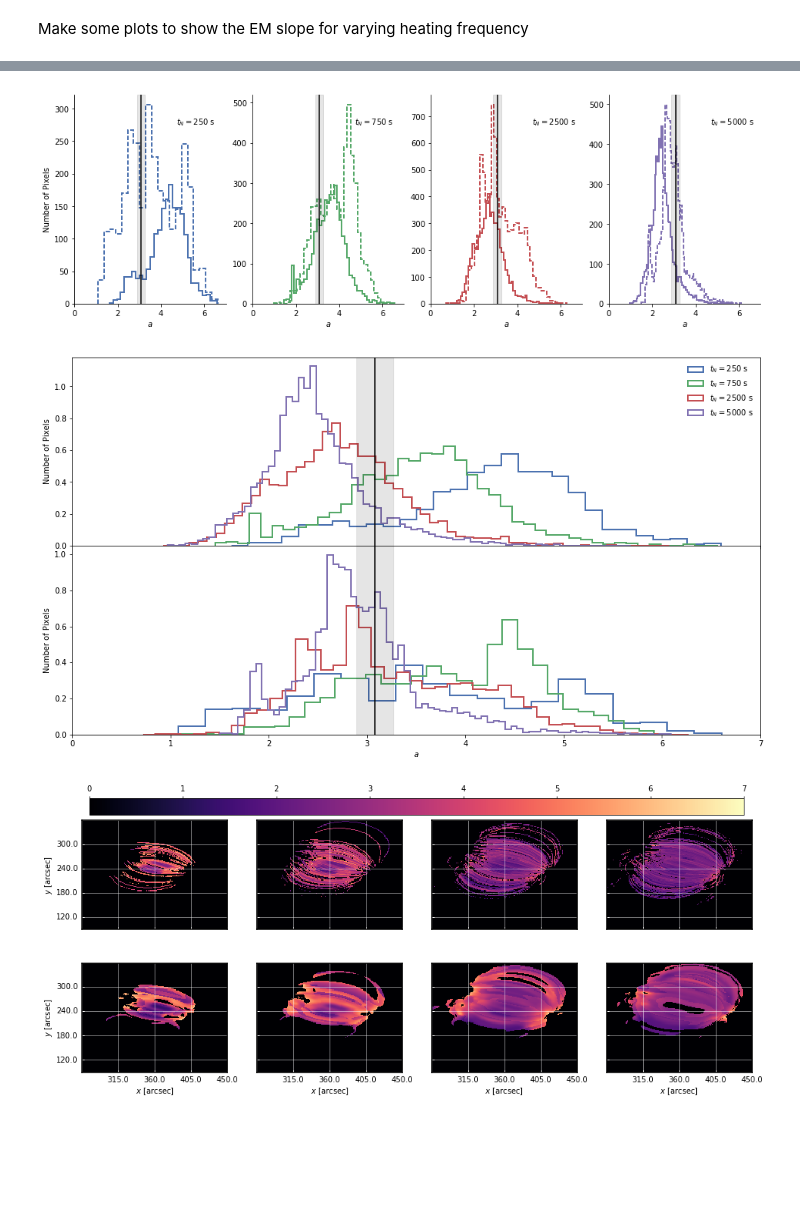
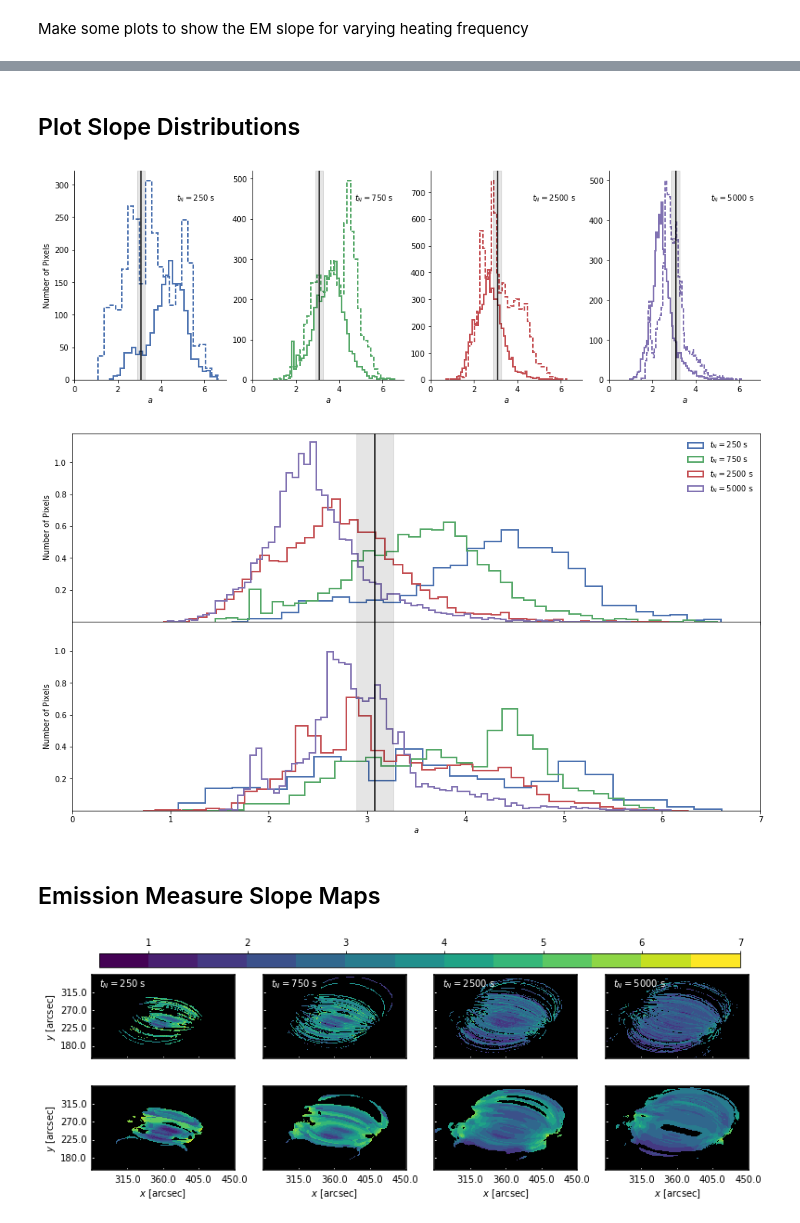
Before and after one commit to wtbarnes/loops-workshop-2017-talk, a Jupyter notebook: notebooks/plot_slopes.ipynb, the cells around one changed output, grey strips where cells are left out. Cells and saved outputs as stored; diff of their text form; code cells hidden in the pictures; blank space fills up the shorter version.

```diff
--- a/notebooks/plot_slopes.ipynb
+++ b/notebooks/plot_slopes.ipynb
@@ -36,7 +364,9 @@ frequencies = [250,
+# %% [markdown]
+## Plot Slope Distributions
 # %%
 fig,axes = plt.subplots(1,4,figsize=(16,5),sharex=True,sharey=False)
 plt.subplots_adjust(wspace=0.175)
-fig2,axes2 = plt.subplots(2,1,figsize=(16,9),sharex=True,sharey=False)
+fig2,axes2 = plt.subplots(2,1,figsize=(16,9),sharex=True,sharey=True)
 plt.subplots_adjust(hspace=0,wspace=0.)
 colors = sns.color_palette('deep')
 for ax,(i,freq) in zip(axes.flatten(),enumerate(frequencies)):
@@ -106,49 +436,80 @@ axes2[0].legend(loc='best',frameon=False)
 axes2[1].set_xlabel(r'$a$')
 axes2[0].set_ylabel(r'Number of Pixels')
 axes2[1].set_ylabel(r'Number of Pixels')
+axes2[0].yaxis.set_major_locator(MaxNLocator(nbins=len(axes2[0].get_yticklabels()), prune='lower'))
 sns.despine(fig=fig)
+fig.savefig('../loops-workshop-2017-talk/template/img/em_slope_4panel.png',dpi=200,bbox_inches='tight')
+fig2.savefig('../loops-workshop-2017-talk/template/img/em_slope_2panel.png',dpi=200,bbox_inches='tight')
 # %% [output]
 [figure]
-[figure, old version]
+[figure, new version]
+# %% [markdown]
+## Emission Measure Slope Maps
 # %%
-fig = plt.figure(figsize=(20,6.2))
-plt.subplots_adjust(top=0.9)
+fig = plt.figure(figsize=(16,4))
+plt.subplots_adjust(top=0.89)
 cax = fig.add_axes([0.132, 0.9,0.6, 0.05])
+custom_cmap = plt.get_cmap('viridis')#matplotlib.colors.ListedColormap(sns.color_palette('deep'))#plt.get_cmap('Set1')
+custom_cmap.set_under(color='k')
+norm = matplotlib.colors.BoundaryNorm(np.arange(0.5,7.5,0.5),custom_cmap.N)
 for i,freq in enumerate(frequencies):
     #### Ground Truth ####
     tmp = (EMCube.restore('../data/em_cubes_true_tn{}_t7500-12500.h5'.format(freq))
            .make_slope_map(em_threshold=1e25*u.cm**(-5),
                            temperature_bounds=u.Quantity((1e6,4e6),u.K),
                            rsquared_tolerance=0.9
                           )
-           .submap(u.Quantity((270,450),u.arcsec),u.Quantity((90,360),u.arcsec))
+           .submap(u.Quantity((270,450),u.arcsec),u.Quantity((150,360),u.arcsec))
           )
     ax = fig.add_subplot(2,5,i+1,projection=tmp)
-    custom_cmap = plt.get_cmap('magma')
-    im = (tmp.plot(vmin=0,vmax=7,cmap=custom_cmap,axes=ax,title=False,annotate=False,norm=None))
+    im = (tmp.plot(#vmin=0.5,
+                   #vmax=7,
+                   cmap=custom_cmap,
+                   axes=ax,
+                   title=False,
+                   annotate=False,
+                   norm=norm))
     if i==0:
         ax.set_ylabel(r'$y$ [{}]'.format(u.Unit(tmp.meta['cunit2'])))
     else:
         ax.coords[1].set_ticklabel_visible(False)
     ax.coords[0].set_ticklabel_visible(False)
+    ax.coords[0].grid(alpha=0)
+    ax.coords[1].grid(alpha=0)
+    ax.coords[0].set_ticks(size=2)
+    ax.coords[1].set_ticks(size=2)
+    xtext,ytext = tmp.data_to_pixel(280*u.arcsec,330*u.arcsec)
+    ax.text(xtext.value,ytext.value,r'$t_N={}$ s'.format(freq),color='w')
     #### Regularized Inversion ####
     tmp = (EMCube.restore('../data/em_cubes_demreg_tn{}_t7500-12500.h5'.format(freq))
            .make_slope_map(em_threshold=1e25*u.cm**(-5),
                            temperature_bounds=u.Quantity((1e6,3e6),u.K),
                            rsquared_tolerance=0.9
                           )
-           .submap(u.Quantity((270,450),u.arcsec),u.Quantity((90,360),u.arcsec))
+           .submap(u.Quantity((270,450),u.arcsec),u.Quantity((150,360),u.arcsec))
           )
     ax = fig.add_subplot(2,5,i+6,projection=tmp)
-    custom_cmap = plt.get_cmap('magma')
-    im = (tmp.plot(vmin=0,vmax=7,cmap=custom_cmap,axes=ax,title=False,annotate=False,norm=None))
+    im = (tmp.plot(#vmin=0.5,
+                   #vmax=7,
+                   cmap=custom_cmap,
+                   axes=ax,
+                   title=False,
+                   annotate=False,
+                   norm=norm))
     ax.set_xlabel(r'$x$ [{}]'.format(u.Unit(tmp.meta['cunit1'])))
     if i==0:
         ax.set_ylabel(r'$y$ [{}]'.format(u.Unit(tmp.meta['cunit2'])))
     else:
         ax.coords[1].set_ticklabel_visible(False)
+    ax.coords[0].grid(alpha=0)
+    ax.coords[1].grid(alpha=0)
+    ax.coords[0].set_ticks(size=2)
+    ax.coords[1].set_ticks(size=2)
+
 cbar = fig.colorbar(im,cax=cax,orientation='horizontal')
 cbar.ax.xaxis.set_label_position('top')
 cbar.ax.xaxis.set_ticks_position('top')
+cbar.set_ticks(np.linspace(1,7,7))
+fig.savefig('../loops-workshop-2017-talk/template/img/em_slope_maps.png',dpi=200,bbox_inches='tight')
 # %% [output]
-[figure, old version]
+[figure, new version]
```
Also changed, not shown: parts of 12 cells of this notebook, 2 other files.
